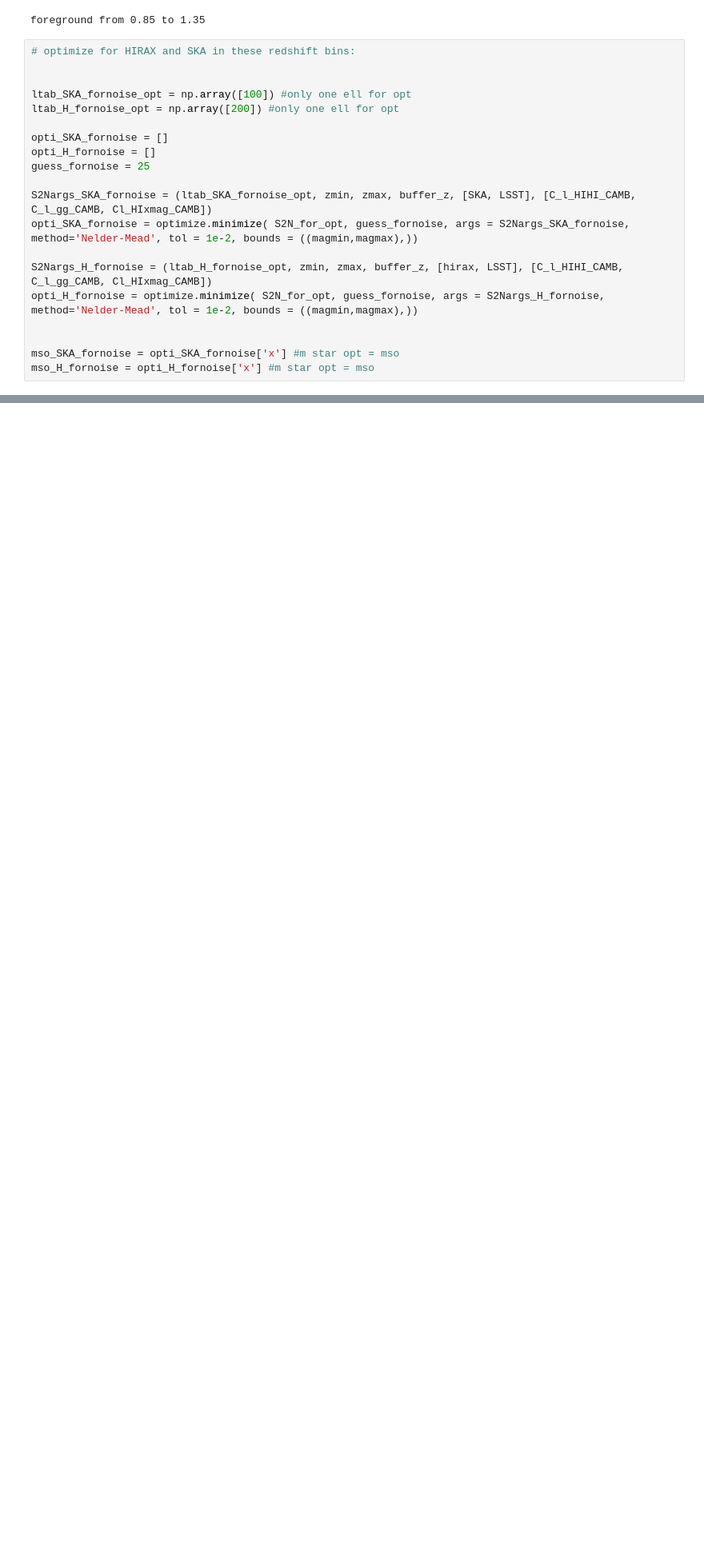
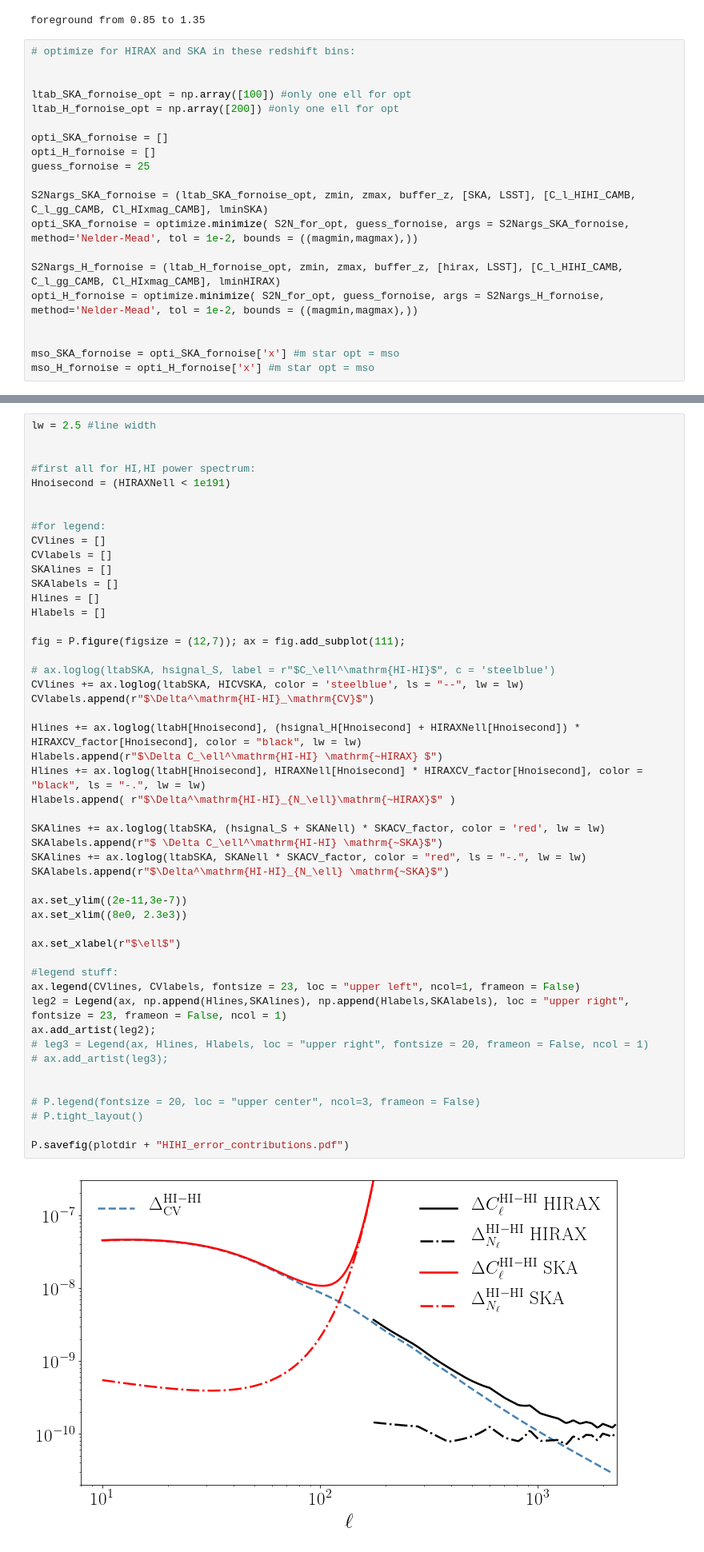
Before and after one commit to amadeuswi/MagBias, a Jupyter notebook: S2N.ipynb, the cells around one changed output, grey strips where cells are left out. Shown at 80% size. Cells and saved outputs as stored; diff of their text form; blank space fills up the shorter version.

```diff
--- a/S2N.ipynb
+++ b/S2N.ipynb
@@ -1003,10 +1059,10 @@ opti_SKA_fornoise = []
 opti_H_fornoise = []
 guess_fornoise = 25
 
-S2Nargs_SKA_fornoise = (ltab_SKA_fornoise_opt, zmin, zmax, buffer_z, [SKA, LSST], [C_l_HIHI_CAMB, C_l_gg_CAMB, Cl_HIxmag_CAMB])
+S2Nargs_SKA_fornoise = (ltab_SKA_fornoise_opt, zmin, zmax, buffer_z, [SKA, LSST], [C_l_HIHI_CAMB, C_l_gg_CAMB, Cl_HIxmag_CAMB], lminSKA)
 opti_SKA_fornoise = optimize.minimize( S2N_for_opt, guess_fornoise, args = S2Nargs_SKA_fornoise, method='Nelder-Mead', tol = 1e-2, bounds = ((magmin,magmax),))
 
-S2Nargs_H_fornoise = (ltab_H_fornoise_opt, zmin, zmax, buffer_z, [hirax, LSST], [C_l_HIHI_CAMB, C_l_gg_CAMB, Cl_HIxmag_CAMB])
+S2Nargs_H_fornoise = (ltab_H_fornoise_opt, zmin, zmax, buffer_z, [hirax, LSST], [C_l_HIHI_CAMB, C_l_gg_CAMB, Cl_HIxmag_CAMB], lminHIRAX)
 opti_H_fornoise = optimize.minimize( S2N_for_opt, guess_fornoise, args = S2Nargs_H_fornoise, method='Nelder-Mead', tol = 1e-2, bounds = ((magmin,magmax),))
 
 
@@ -1127,0 +1201,51 @@ XnoiseHIRAX = np.sqrt(hsignal_H*LSSTshot_H + gsignal_H*HIRAXNell + LSSTshot_H*HI
+# %%
+lw = 2.5 #line width
+
+
+#first all for HI,HI power spectrum:
+Hnoisecond = (HIRAXNell < 1e191)
+
+
+#for legend:
+CVlines = []
+CVlabels = []
+SKAlines = []
+SKAlabels = []
+Hlines = []
+Hlabels = []
+
+fig = P.figure(figsize = (12,7)); ax = fig.add_subplot(111);
+
+# ax.loglog(ltabSKA, hsignal_S, label = r"$C_\ell^\mathrm{HI-HI}$", c = 'steelblue')
+CVlines += ax.loglog(ltabSKA, HICVSKA, color = 'steelblue', ls = "--", lw = lw)
+CVlabels.append(r"$\Delta^\mathrm{HI-HI}_\mathrm{CV}$")
+
+Hlines += ax.loglog(ltabH[Hnoisecond], (hsignal_H[Hnoisecond] + HIRAXNell[Hnoisecond]) * HIRAXCV_factor[Hnoisecond], color = "black", lw = lw)
+Hlabels.append(r"$\Delta C_\ell^\mathrm{HI-HI} \mathrm{~HIRAX} $")
+Hlines += ax.loglog(ltabH[Hnoisecond], HIRAXNell[Hnoisecond] * HIRAXCV_factor[Hnoisecond], color = "black", ls = "-.", lw = lw)
+Hlabels.append( r"$\Delta^\mathrm{HI-HI}_{N_\ell}\mathrm{~HIRAX}$" )
+
+SKAlines += ax.loglog(ltabSKA, (hsignal_S + SKANell) * SKACV_factor, color = 'red', lw = lw)
+SKAlabels.append(r"$ \Delta C_\ell^\mathrm{HI-HI} \mathrm{~SKA}$")
+SKAlines += ax.loglog(ltabSKA, SKANell * SKACV_factor, color = "red", ls = "-.", lw = lw)
+SKAlabels.append(r"$\Delta^\mathrm{HI-HI}_{N_\ell} \mathrm{~SKA}$")
+
+ax.set_ylim((2e-11,3e-7))
+ax.set_xlim((8e0, 2.3e3))
+
+ax.set_xlabel(r"$\ell$")
+
+#legend stuff:
+ax.legend(CVlines, CVlabels, fontsize = 23, loc = "upper left", ncol=1, frameon = False)
+leg2 = Legend(ax, np.append(Hlines,SKAlines), np.append(Hlabels,SKAlabels), loc = "upper right", fontsize = 23, frameon = False, ncol = 1)
+ax.add_artist(leg2);
+# leg3 = Legend(ax, Hlines, Hlabels, loc = "upper right", fontsize = 20, frameon = False, ncol = 1)
+# ax.add_artist(leg3);
+
+
+# P.legend(fontsize = 20, loc = "upper center", ncol=3, frameon = False)
+# P.tight_layout()
+
+P.savefig(plotdir + "HIHI_error_contributions.pdf")
+# %% [output]
+[figure, added]
```
Also changed, not shown: parts of 28 cells of this notebook, 3 other files.
